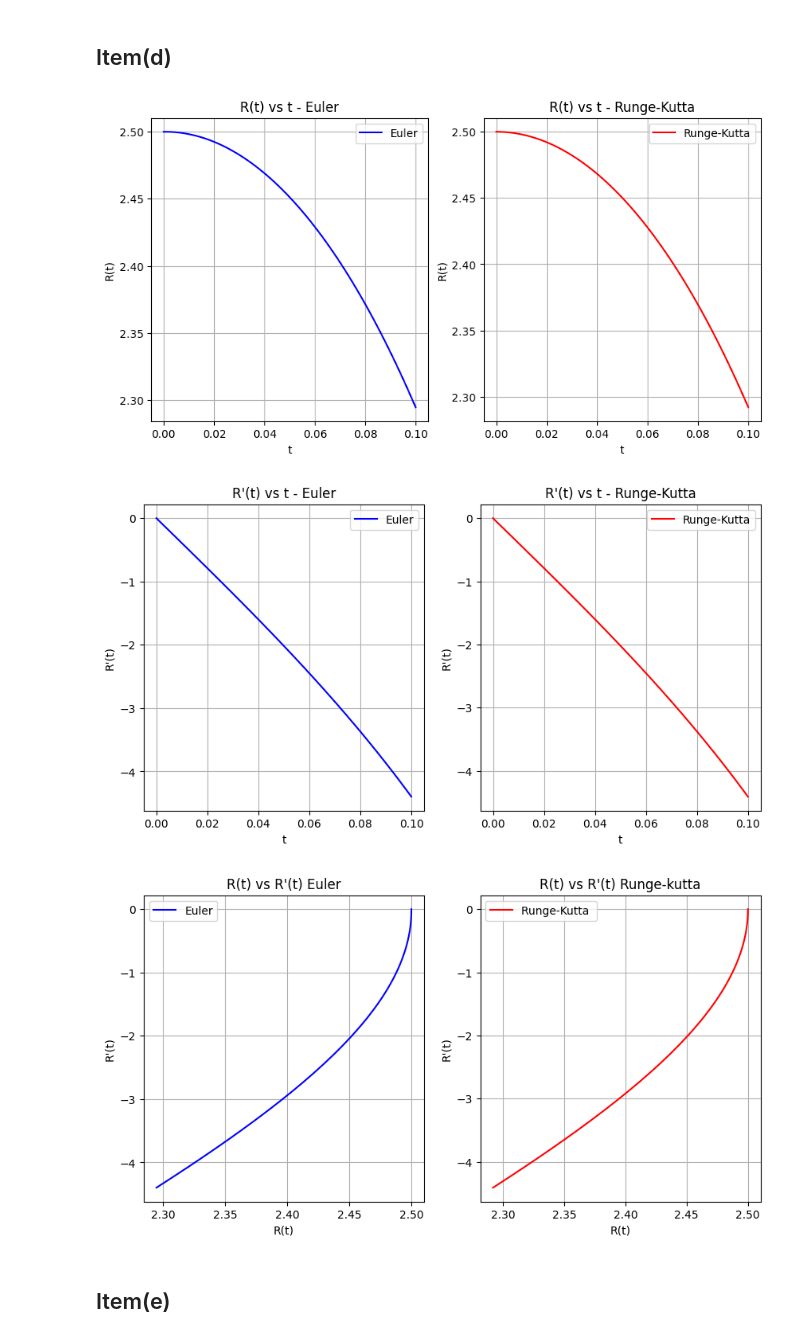
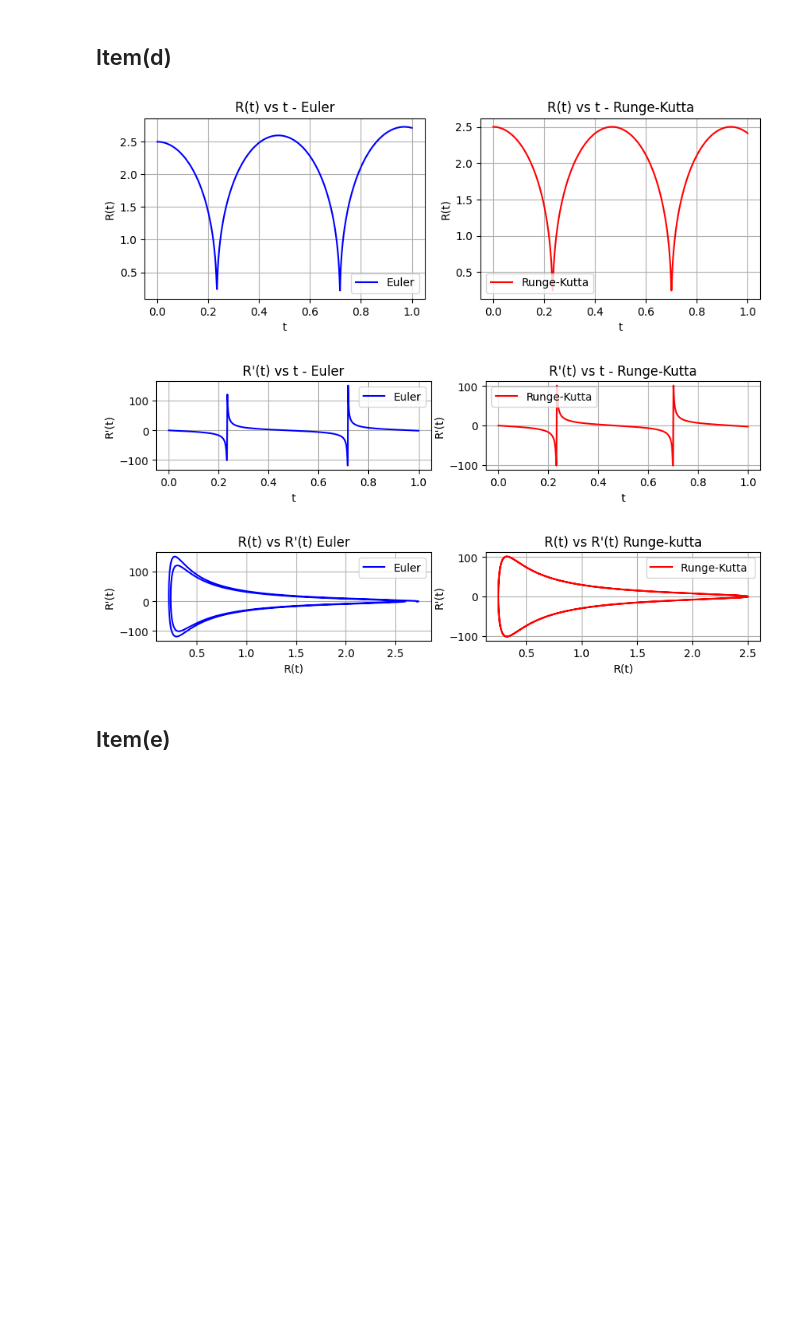
Before and after one commit to justjaaara/semestre_v, a Jupyter notebook: Analisis_numerico/Taller_2/taller2.ipynb, the cells around one changed output. Drawn from its saved outputs; the diff is of its cells as text; code cells hidden in the pictures; blank space fills up the shorter version.

```diff
--- a/Analisis_numerico/Taller_2/taller2.ipynb
+++ b/Analisis_numerico/Taller_2/taller2.ipynb
@@ -314,7 +631,6 @@ Con todo lo anterior ya podemos armar un sistema ya que $y_1' = y_2$
 ## Item(b)
 # %%
 import numpy as np
-from metodos_ecuaciones_diferenciales import metodo_euler_profe
 
 
 def func(t, y ):
@@ -331,11 +647,12 @@ def func(t, y ):
     y2 = y[1]
 
     y1_prima = y2
-    y2_prima = (a**2 * ((Ro/y1)**(3*gamma) - 1) - (3/2)*y2**2) / y1
+    y2_prima =((a**2)*((Ro/y1)**(3*gamma)-1)-(3/2)*y2**2)/y1
+
     return np.array([y1_prima, y2_prima])
 
 
-tiempos_euler, modelo_euler = metodo_euler_profe(func, 0, 0.1, 0.001, [2.5, 0])
+tiempos_euler, modelo_euler = metodo_euler_profe(func, 0, 1, 0.0001, [2.5, 0])
 print(modelo_euler)
 R_euler = np.array(modelo_euler)[:,0]
 R_prima_euler = np.array(modelo_euler)[:,1]
@@ -345,7 +662,6 @@ R_prima_euler = np.array(modelo_euler)[:,1]
 ## Item(c)
 # %%
 import numpy as np
-from metodos_ecuaciones_diferenciales import runge_kutta
 
 
 def func(t, y ):
@@ -366,7 +682,7 @@ def func(t, y ):
     return np.array([y1_prima, y2_prima])
 
 
-tiempos_runge_kutta, modelo_runge_kutta = runge_kutta(func, 0, 0.1, 0.001, [2.5, 0])
+tiempos_runge_kutta, modelo_runge_kutta = runge_kutta(func, 0, 1, 0.0001, [2.5, 0])
 print(modelo_runge_kutta)
 R_runge_kutta = np.array(modelo_runge_kutta)[:,0]
 R_prima_runge_kutta = np.array(modelo_runge_kutta)[:,1]
@@ -377,15 +693,15 @@ R_prima_runge_kutta = np.array(modelo_runge_kutta)[:,1]
 # %%
 import matplotlib.pyplot as plt
 # R vs t
-plt.figure(figsize=(10, 5))
-plt.subplot(121)
+plt.figure(figsize=(10, 10))
+plt.subplot(321)
 plt.plot(tiempos_euler, R_euler, label="Euler", color='blue')
 plt.title("R(t) vs t - Euler")
 plt.xlabel("t")
 plt.ylabel("R(t)")
 plt.legend()
 plt.grid()
-plt.subplot(122)
+plt.subplot(322)
 plt.plot(tiempos_runge_kutta, R_runge_kutta, label="Runge-Kutta", color='red')
 plt.title("R(t) vs t - Runge-Kutta")
 plt.xlabel("t")
@@ -394,40 +710,40 @@ plt.legend()
 plt.grid()
 # R' vs t
 plt.figure(figsize=(10, 5))
-plt.subplot(121)
+plt.subplot(323)
 plt.plot(tiempos_euler, R_prima_euler, label="Euler", color='blue')
 plt.title("R'(t) vs t - Euler")
 plt.xlabel("t")
 plt.ylabel("R'(t)")
 plt.legend()
 plt.grid()
-plt.subplot(122)
+plt.subplot(324)
 plt.plot(tiempos_runge_kutta, R_prima_runge_kutta, label="Runge-Kutta", color='red')
 plt.title("R'(t) vs t - Runge-Kutta")
 plt.xlabel("t")
 plt.ylabel("R'(t)")
 plt.legend()
 plt.grid()
 
 # R vs R'
 plt.figure(figsize=(10, 5))
-plt.subplot(121)
+plt.subplot(325)
 plt.plot(R_euler, R_prima_euler, label="Euler", color='blue')
 plt.title("R(t) vs R'(t) Euler")
 plt.xlabel("R(t)")
 plt.ylabel("R'(t)")
 plt.legend()
 plt.grid()
-plt.subplot(122)
+plt.subplot(326)
 plt.plot(R_runge_kutta, R_prima_runge_kutta, label="Runge-Kutta ", color='red')
 plt.title("R(t) vs R'(t) Runge-kutta")
 plt.xlabel("R(t)")
 plt.ylabel("R'(t)")
 plt.legend()
 plt.grid()
 # %% [output]
-[figure, old version]
+[figure, new version]
-[figure, old version]
+[figure, new version]
-[figure, old version]
+[figure, new version]
 # %% [markdown]
 ## Item(e)
```
Also changed, not shown: parts of 16 cells of this notebook, 13 other files.
